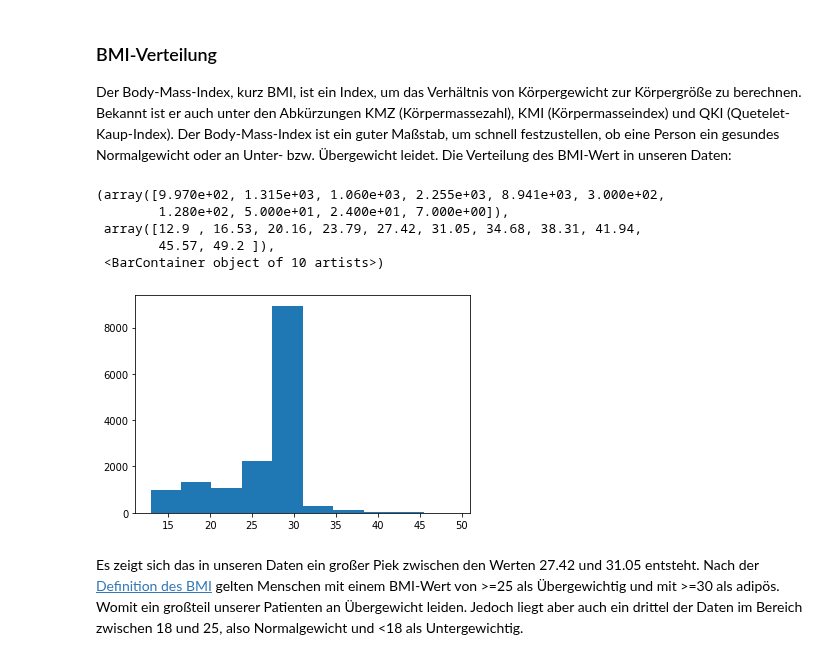
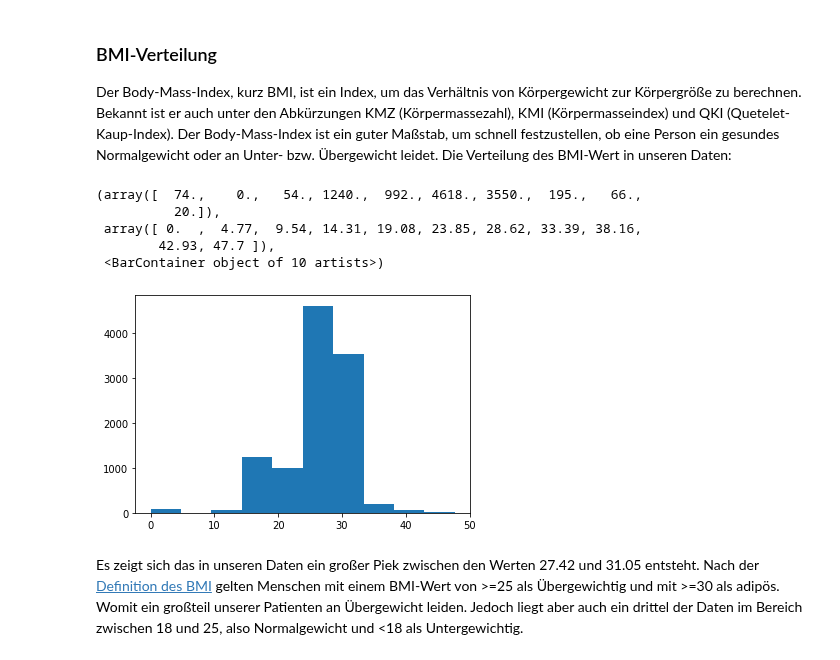
Before and after one commit to Fuenfgeld/DMA2022DataProjectC, a Jupyter notebook: src/analysis.ipynb, the cells around one changed output. Drawn from its saved outputs; the diff is of its cells as text; code cells hidden in the pictures.

```diff
--- a/src/analysis.ipynb
+++ b/src/analysis.ipynb
@@ -84,15 +84,15 @@ logger.endTimeMeasurement('open-db')
 
 Der Body-Mass-Index, kurz BMI, ist ein Index, um das Verhältnis von Körpergewicht zur Körpergröße zu berechnen. Bekannt ist er auch unter den Abkürzungen KMZ (Körpermassezahl), KMI (Körpermasseindex) und QKI (Quetelet-Kaup-Index). Der Body-Mass-Index ist ein guter Maßstab, um schnell festzustellen, ob eine Person ein gesundes Normalgewicht oder an Unter- bzw. Übergewicht leidet. Die Verteilung des BMI-Wert in unseren Daten:
 # %%
-df_bmi = pd.read_sql("SELECT * FROM fact_table WHERE observation_code ='39156-5'",connection)
-plt.hist(df_bmi['VALUE'])
+df_bmi = pd.read_sql("SELECT bmi FROM fact_table",connection)
+plt.hist(df_bmi)
 # %% [output]
-(array([9.970e+02, 1.315e+03, 1.060e+03, 2.255e+03, 8.941e+03, 3.000e+02,
-        1.280e+02, 5.000e+01, 2.400e+01, 7.000e+00]),
- array([12.9 , 16.53, 20.16, 23.79, 27.42, 31.05, 34.68, 38.31, 41.94,
-        45.57, 49.2 ]),
+(array([  74.,    0.,   54., 1240.,  992., 4618., 3550.,  195.,   66.,
+          20.]),
+ array([ 0.  ,  4.77,  9.54, 14.31, 19.08, 23.85, 28.62, 33.39, 38.16,
+        42.93, 47.7 ]),
  <BarContainer object of 10 artists>)
-[figure, old version]
+[figure, new version]
 # %% [markdown]
 Es zeigt sich das in unseren Daten ein großer Piek zwischen den Werten 27.42 und 31.05 entsteht. Nach der [Definition des BMI](https://de.wikipedia.org/wiki/Body-Mass-Index) gelten Menschen mit einem BMI-Wert von >=25 als Übergewichtig und mit >=30 als adipös. Womit ein großteil unserer Patienten an Übergewicht leiden. Jedoch liegt aber auch ein drittel der Daten im Bereich zwischen 18 und 25, also Normalgewicht und <18 als Untergewichtig.
 # %% [markdown]
```
Also changed, not shown: parts of 10 cells of this notebook, 5 other files.
